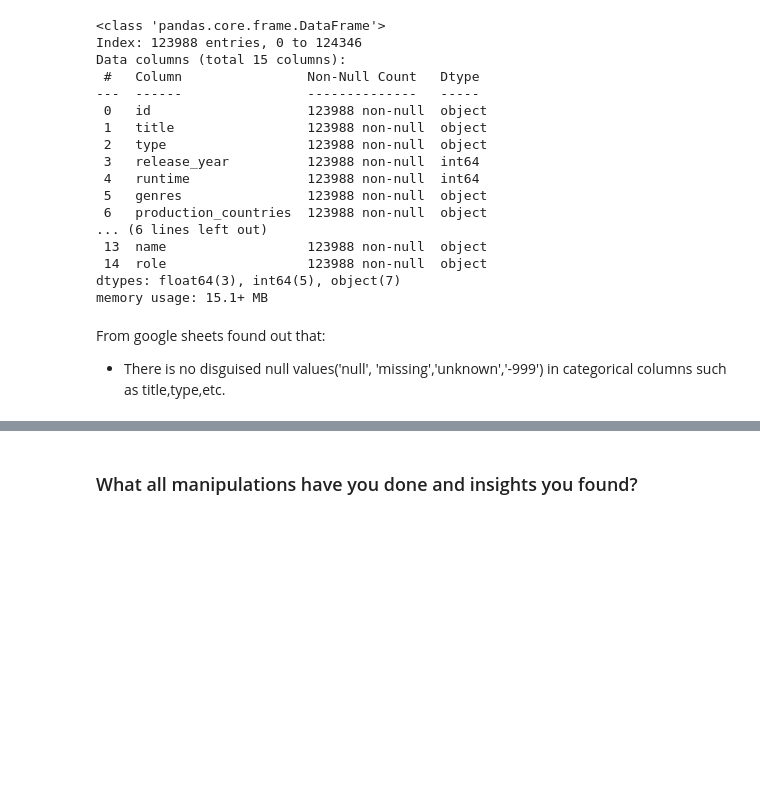
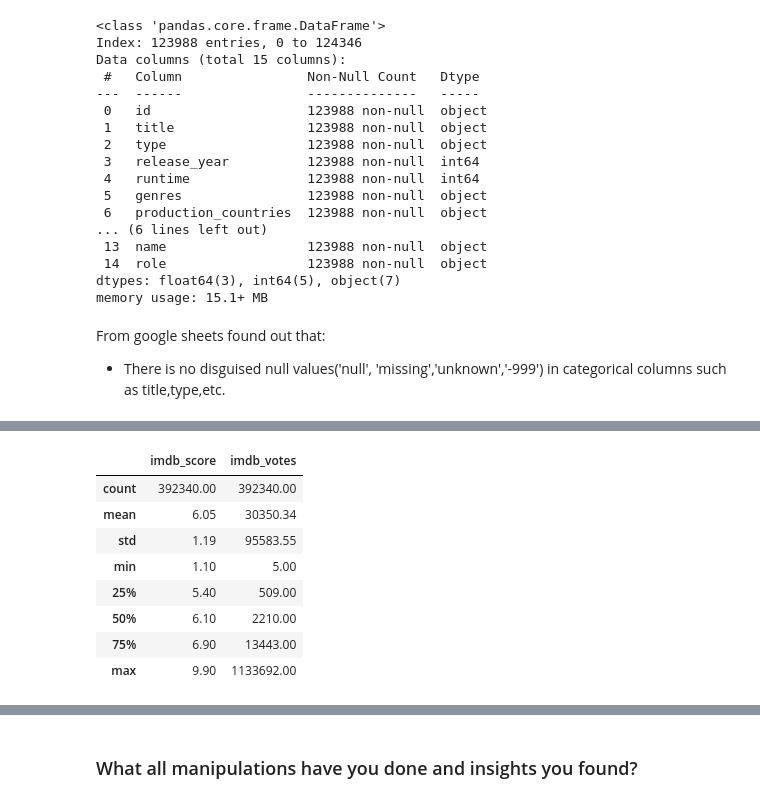
Before and after one commit to Giraj12/EDA--Capstone-Project, a Jupyter notebook: Amazon_Shows_EDA_.ipynb, the cells around one changed output, grey strips where cells are left out. Saved outputs shown, nothing was run; the diff lists cells and outputs as text; code cells hidden in the pictures; blank space fills up the shorter version.

```diff
--- a/Amazon_Shows_EDA_.ipynb
+++ b/Amazon_Shows_EDA_.ipynb
@@ -706,0 +711,12 @@ memory usage: 15.1+ MB
+# %%
+df[['imdb_score', 'imdb_votes']].describe()
+# %% [output]
+|  | imdb_score | imdb_votes |
+| count | 392340.00 | 392340.00 |
+| mean | 6.05 | 30350.34 |
+| std | 1.19 | 95583.55 |
+| min | 1.10 | 5.00 |
+| 25% | 5.40 | 509.00 |
+| 50% | 6.10 | 2210.00 |
+| 75% | 6.90 | 13443.00 |
+| max | 9.90 | 1133692.00 |
```
Also changed, not shown: parts of 11 cells of this notebook.
